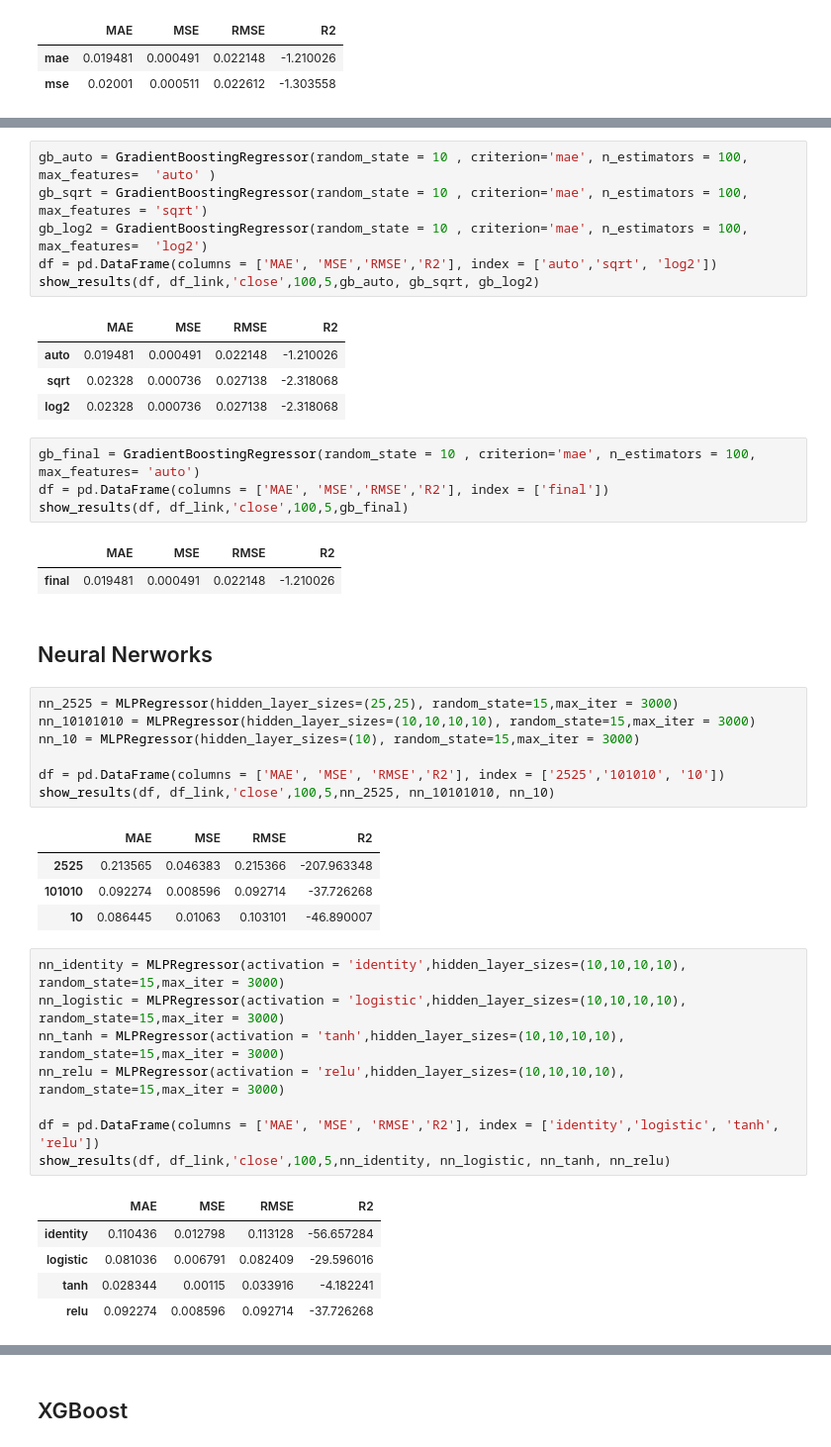
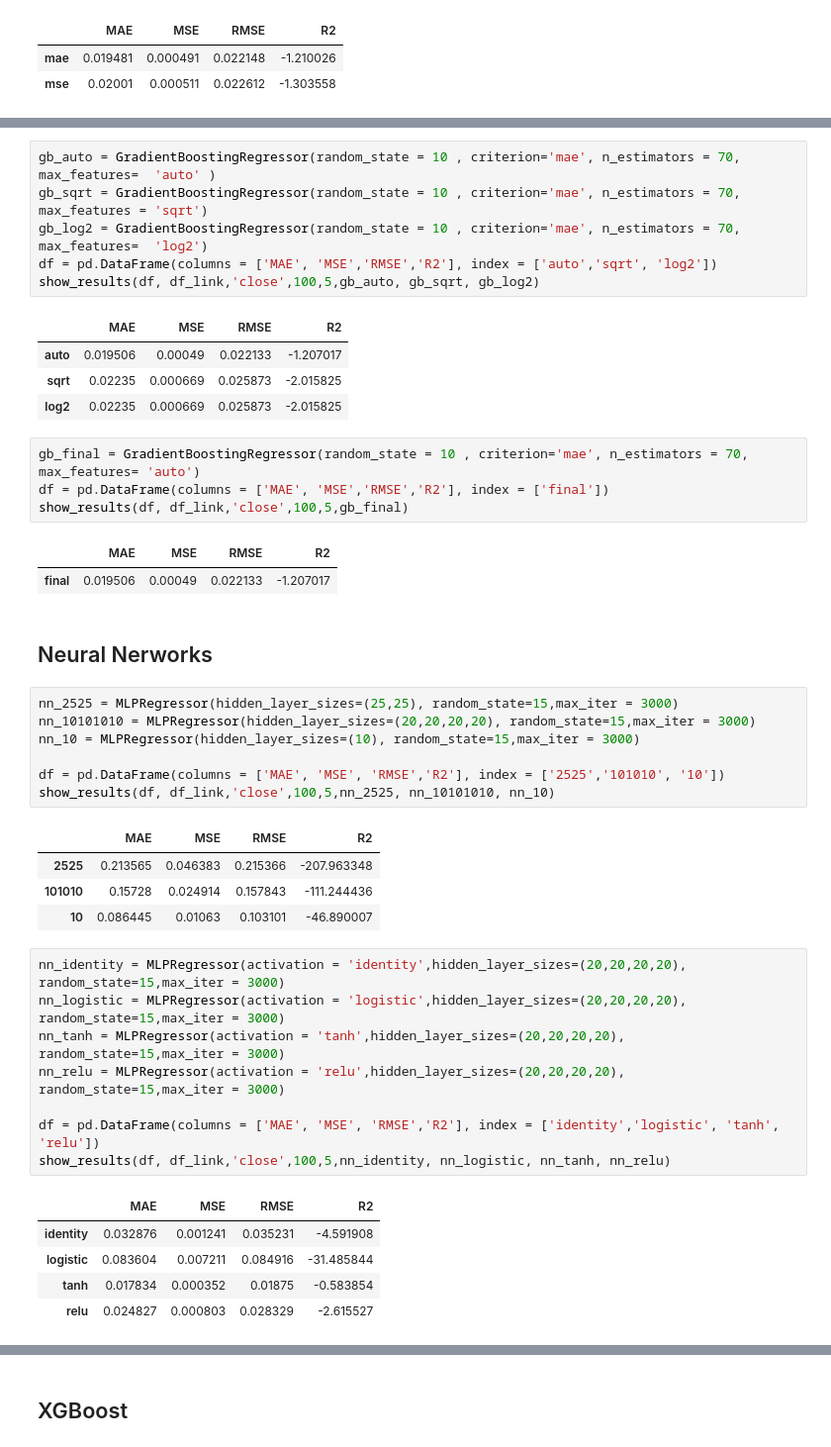
Before and after one commit to diogobulhosa/BC4, a Jupyter notebook: notebooks/nb_link.ipynb, the cells around one changed output, grey strips where cells are left out. Shown at 99% size. Cells and saved outputs as stored; diff of their text form.

```diff
--- a/notebooks/nb_link.ipynb
+++ b/notebooks/nb_link.ipynb
@@ -604,26 +604,26 @@ show_results(df, df_link,'close',100,5,gb_50, gb_100, gb_150)
 # %%
-gb_auto = GradientBoostingRegressor(random_state = 10 , criterion='mae', n_estimators = 100, max_features=  'auto' )
-gb_sqrt = GradientBoostingRegressor(random_state = 10 , criterion='mae', n_estimators = 100, max_features = 'sqrt')
-gb_log2 = GradientBoostingRegressor(random_state = 10 , criterion='mae', n_estimators = 100, max_features=  'log2')
+gb_auto = GradientBoostingRegressor(random_state = 10 , criterion='mae', n_estimators = 70, max_features=  'auto' )
+gb_sqrt = GradientBoostingRegressor(random_state = 10 , criterion='mae', n_estimators = 70, max_features = 'sqrt')
+gb_log2 = GradientBoostingRegressor(random_state = 10 , criterion='mae', n_estimators = 70, max_features=  'log2')
 df = pd.DataFrame(columns = ['MAE', 'MSE','RMSE','R2'], index = ['auto','sqrt', 'log2'])
 show_results(df, df_link,'close',100,5,gb_auto, gb_sqrt, gb_log2)
 # %% [output]
 |  | MAE | MSE | RMSE | R2 |
-| auto | 0.019481 | 0.000491 | 0.022148 | -1.210026 |
-| sqrt | 0.02328 | 0.000736 | 0.027138 | -2.318068 |
-| log2 | 0.02328 | 0.000736 | 0.027138 | -2.318068 |
+| auto | 0.019506 | 0.00049 | 0.022133 | -1.207017 |
+| sqrt | 0.02235 | 0.000669 | 0.025873 | -2.015825 |
+| log2 | 0.02235 | 0.000669 | 0.025873 | -2.015825 |
 # %%
-gb_final = GradientBoostingRegressor(random_state = 10 , criterion='mae', n_estimators = 100, max_features= 'auto')
+gb_final = GradientBoostingRegressor(random_state = 10 , criterion='mae', n_estimators = 70, max_features= 'auto')
 df = pd.DataFrame(columns = ['MAE', 'MSE','RMSE','R2'], index = ['final'])
 show_results(df, df_link,'close',100,5,gb_final)
 # %% [output]
 |  | MAE | MSE | RMSE | R2 |
-| final | 0.019481 | 0.000491 | 0.022148 | -1.210026 |
+| final | 0.019506 | 0.00049 | 0.022133 | -1.207017 |
 # %% [markdown]
 ## Neural Nerworks
 # %%
 nn_2525 = MLPRegressor(hidden_layer_sizes=(25,25), random_state=15,max_iter = 3000)
-nn_10101010 = MLPRegressor(hidden_layer_sizes=(10,10,10,10), random_state=15,max_iter = 3000)
+nn_10101010 = MLPRegressor(hidden_layer_sizes=(20,20,20,20), random_state=15,max_iter = 3000)
 nn_10 = MLPRegressor(hidden_layer_sizes=(10), random_state=15,max_iter = 3000)
 
 df = pd.DataFrame(columns = ['MAE', 'MSE', 'RMSE','R2'], index = ['2525','101010', '10'])
@@ -631,20 +631,20 @@ show_results(df, df_link,'close',100,5,nn_2525, nn_10101010, nn_10)
 # %% [output]
 |  | MAE | MSE | RMSE | R2 |
 | 2525 | 0.213565 | 0.046383 | 0.215366 | -207.963348 |
-| 101010 | 0.092274 | 0.008596 | 0.092714 | -37.726268 |
+| 101010 | 0.15728 | 0.024914 | 0.157843 | -111.244436 |
 | 10 | 0.086445 | 0.01063 | 0.103101 | -46.890007 |
 # %%
-nn_identity = MLPRegressor(activation = 'identity',hidden_layer_sizes=(10,10,10,10), random_state=15,max_iter = 3000)
-nn_logistic = MLPRegressor(activation = 'logistic',hidden_layer_sizes=(10,10,10,10), random_state=15,max_iter = 3000)
-nn_tanh = MLPRegressor(activation = 'tanh',hidden_layer_sizes=(10,10,10,10), random_state=15,max_iter = 3000)
-nn_relu = MLPRegressor(activation = 'relu',hidden_layer_sizes=(10,10,10,10), random_state=15,max_iter = 3000)
+nn_identity = MLPRegressor(activation = 'identity',hidden_layer_sizes=(20,20,20,20), random_state=15,max_iter = 3000)
+nn_logistic = MLPRegressor(activation = 'logistic',hidden_layer_sizes=(20,20,20,20), random_state=15,max_iter = 3000)
+nn_tanh = MLPRegressor(activation = 'tanh',hidden_layer_sizes=(20,20,20,20), random_state=15,max_iter = 3000)
+nn_relu = MLPRegressor(activation = 'relu',hidden_layer_sizes=(20,20,20,20), random_state=15,max_iter = 3000)
 
 df = pd.DataFrame(columns = ['MAE', 'MSE', 'RMSE','R2'], index = ['identity','logistic', 'tanh', 'relu'])
 show_results(df, df_link,'close',100,5,nn_identity, nn_logistic, nn_tanh, nn_relu)
 # %% [output]
 |  | MAE | MSE | RMSE | R2 |
-| identity | 0.110436 | 0.012798 | 0.113128 | -56.657284 |
-| logistic | 0.081036 | 0.006791 | 0.082409 | -29.596016 |
-| tanh | 0.028344 | 0.00115 | 0.033916 | -4.182241 |
-| relu | 0.092274 | 0.008596 | 0.092714 | -37.726268 |
+| identity | 0.032876 | 0.001241 | 0.035231 | -4.591908 |
+| logistic | 0.083604 | 0.007211 | 0.084916 | -31.485844 |
+| tanh | 0.017834 | 0.000352 | 0.01875 | -0.583854 |
+| relu | 0.024827 | 0.000803 | 0.028329 | -2.615527 |
 # %%
```
Also changed, not shown: parts of 17 cells of this notebook.
